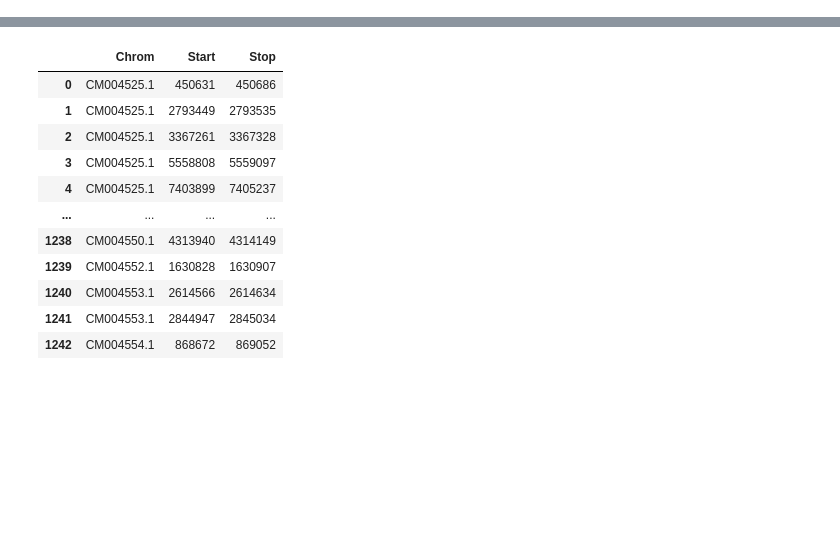
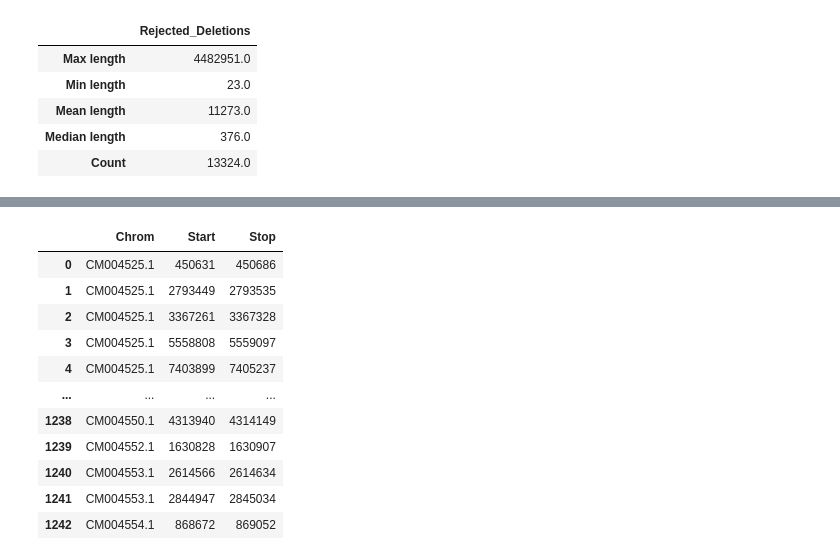
Before and after one commit to gdaviduu/House-Sparrow-Genome-Analysis, a Jupyter notebook: Plotting_Size_Histograms_for_SVs.ipynb, the cells around one changed output, grey strips where cells are left out. Saved outputs shown, nothing was run; the diff lists cells and outputs as text; code cells hidden in the pictures; blank space fills up the shorter version.

```diff
--- a/Plotting_Size_Histograms_for_SVs.ipynb
+++ b/Plotting_Size_Histograms_for_SVs.ipynb
@@ -31,0 +60,15 @@ s = sorted(Size)
+# %%
+#d = {'Rejected_Deletions': [max, min, Mean, median, count]}
+#df = pd.DataFrame(data=d, index=['Max length', 'Min length', 'Mean length','Median length', 'Count'])
+
+#rejecteddels = pd.DataFrame(data=d)
+
+#rejecteddels= df.round()
+rejecteddels
+# %% [output]
+|  | Rejected_Deletions |
+| Max length | 4482951.0 |
+| Min length | 23.0 |
+| Mean length | 11273.0 |
+| Median length | 376.0 |
+| Count | 13324.0 |
```
Also changed, not shown: parts of 27 cells of this notebook.
